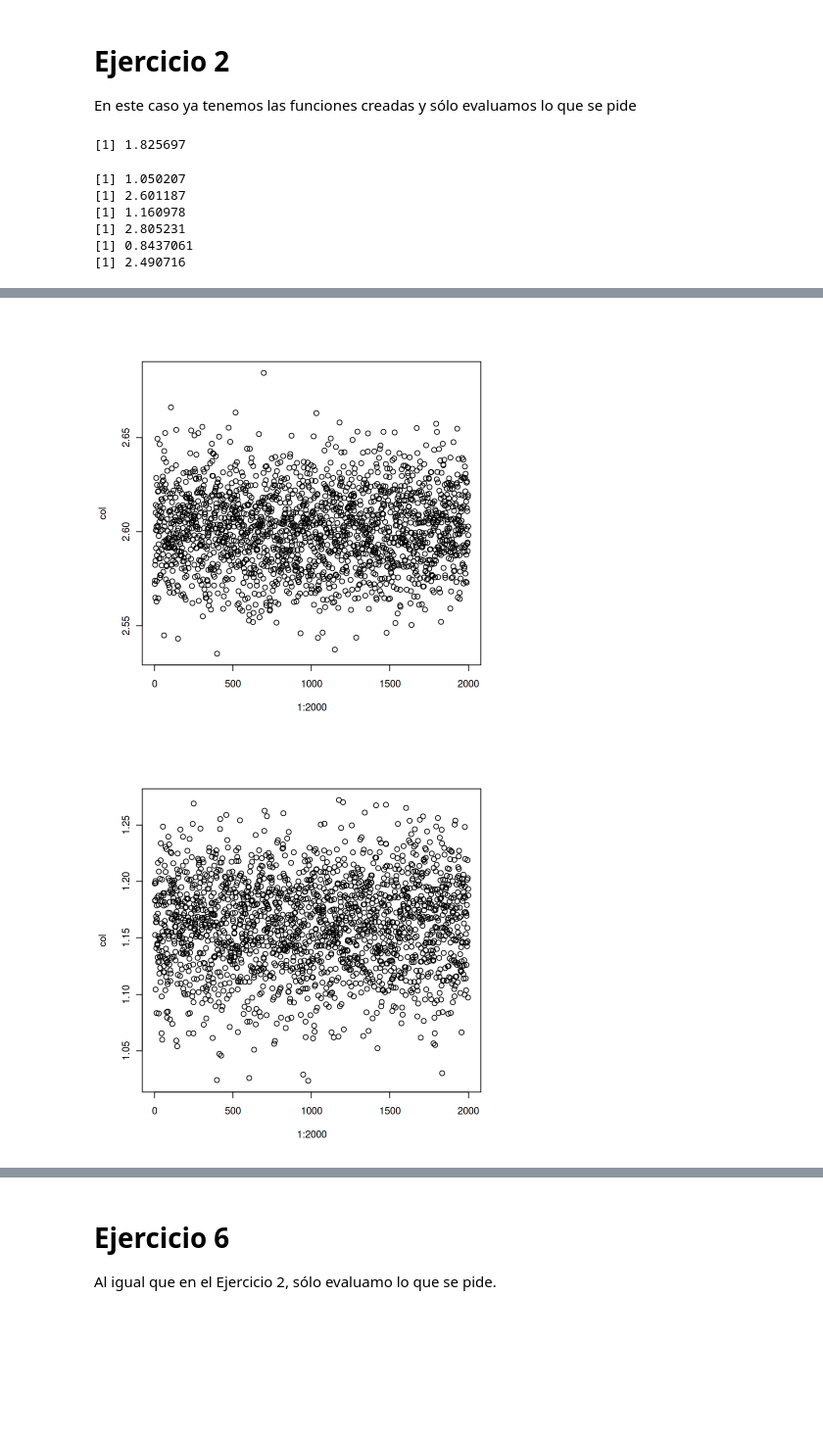
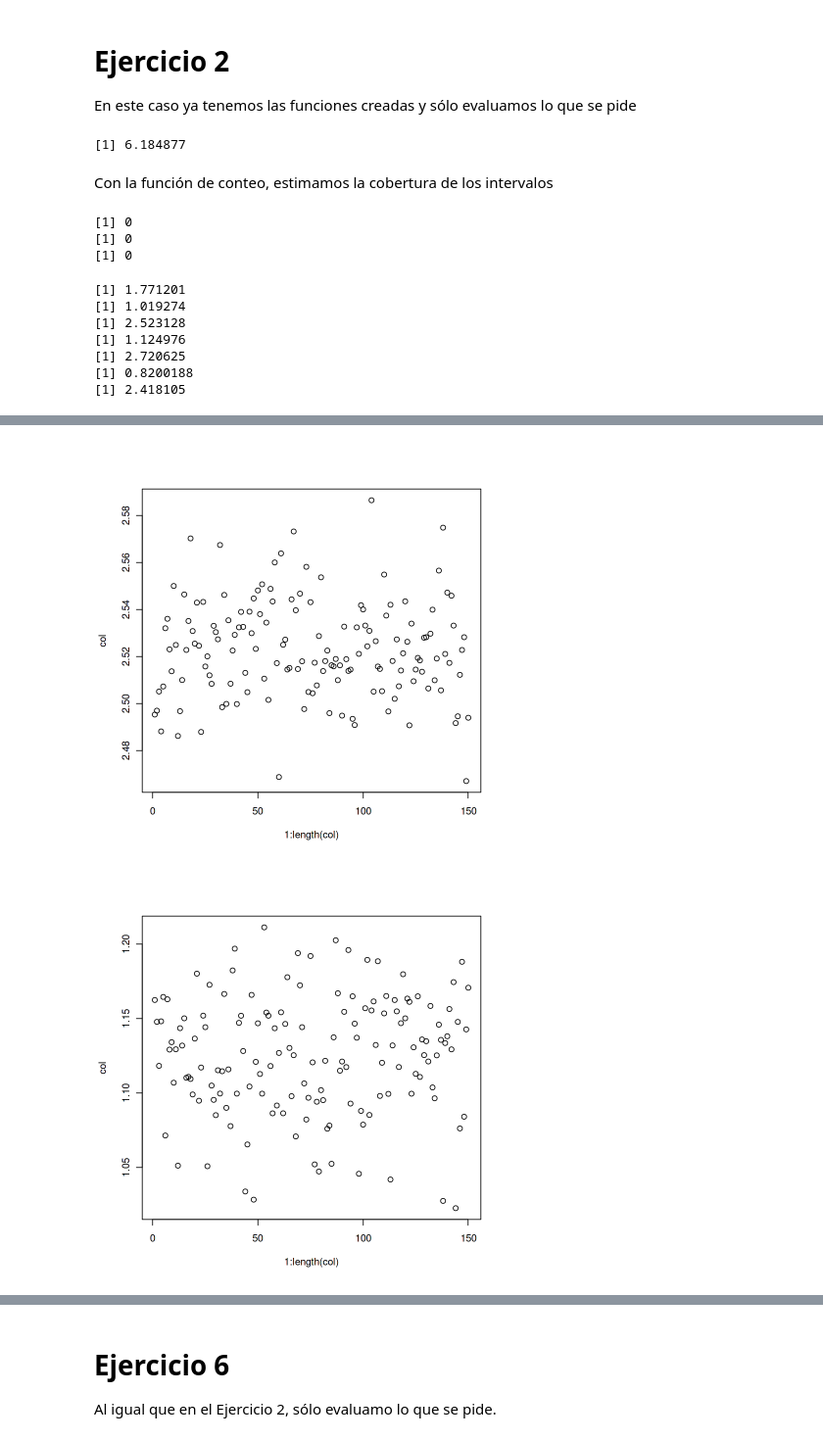
Before and after one commit to soy-esaul/All-of-statistics, a Jupyter notebook: bootstrap.ipynb, the cells around one changed output, grey strips where cells are left out. Shown at 98% size. Drawn from its saved outputs; the diff is of its cells as text; code cells hidden in the pictures; blank space fills up the shorter version.

```diff
--- a/bootstrap.ipynb
+++ b/bootstrap.ipynb
@@ -265,13 +263,17 @@ print(percentile_corr)
 # %% [markdown]
 # Ejercicio 2
 En este caso ya tenemos las funciones creadas y sólo evaluamos lo que se pide
+# %%
+skew <- function(vec){
+    skew <- (sum(( vec - mean(vec) )^3 ) / length(vec) )/ ( sd(vec) )^3
+}
 # %%
 # Se crean las muestras de las v.a. como se especifica en el libro
 Y <- rnorm(50,0,1)
 X <- exp(Y)
 
 # Las veces que se va a repetir el experimento
-muchas = 2000
+muchas = 150
 
 # Para poder promediar, evaluamos el límite inferior y superior de cada intervalo por separado
 normal_skew_li <- c(1:muchas)
@@ -281,16 +283,23 @@ pivotal_skew_ls <- c(1:muchas)
 percentil_skew_li <- c(1:muchas)
 percentil_skew_ls <- c(1:muchas)
 for(n in 1:muchas){
-    normal_par <- nb_interval(X,skewness,1000,0.05)
+    normal_par <- nb_interval(X,skew,1000,0.05)
     normal_skew_li[n] <- normal_par[1]
     normal_skew_ls[n] <- normal_par[2]
-    pivot_par <- alt_bpiv_interval(X,skewness,1000,0.05)
+    pivot_par <- alt_bpiv_interval(X,skew,1000,0.05)
     pivotal_skew_li[n] <- pivot_par[1]
     pivotal_skew_ls[n] <- pivot_par[2]
-    percen_par <- percentile_interval(X,skewness,1000,0.05)
+    percen_par <- percentile_interval(X,skew,1000,0.05)
     percentil_skew_li[n] <- percen_par[1]
     percentil_skew_ls[n] <- percen_par[2]
 }
 
 # Guardamos todos los valores en un Data Frame
 df <- data.frame(normal_skew_li,normal_skew_ls,pivotal_skew_li,pivotal_skew_ls,percentil_skew_li,percentil_skew_ls)
+# %%
+# Encontramos el valor teórico de la skewness para la lognormal de varianza 1
+
+teo_skew <- (exp(1) + 2)*sqrt( exp(1) -1 )
+print(teo_skew)
+# %% [output]
+[1] 6.184877
@@ -297,20 +318,34 @@ df <- data.frame(normal_skew_li,normal_skew_ls,pivotal_skew_li,pivotal_skew_ls,p
+# %% [markdown]
+Con la función de conteo, estimamos la cobertura de los intervalos
+# %%
+cob_normal <- contar_cov(teo_skew,normal_skew_li,normal_skew_ls)
+cob_pivotal <- contar_cov(teo_skew,pivotal_skew_li,pivotal_skew_ls)
+cob_percentil <- contar_cov(teo_skew,percentil_skew_li,percentil_skew_ls)
+
+print(cob_normal)
+print(cob_pivotal)
+print(cob_percentil)
+# %% [output]
+[1] 0
+[1] 0
+[1] 0
 # %%
 # Imprimimos el la oblicuidad muestral junto con los intervalos estimados
-skewness(X)
+print(skew(X))
 for(col in df){
     print(mean(col))
 }
 # %% [output]
-[1] 1.825697
+[1] 1.771201
+[1] 1.019274
+[1] 2.523128
+[1] 1.124976
+[1] 2.720625
+[1] 0.8200188
+[1] 2.418105
-[1] 1.050207
-[1] 2.601187
-[1] 1.160978
-[1] 2.805231
-[1] 0.8437061
-[1] 2.490716
 # %%
 # Con estas gráficas visualizamos los valores que tomaron los límites en cada caso y dónde se acumularon
 for(col in df){
-    plot(1:2000,col)
+    plot(1:length(col),col)
 }
 # %% [output]
@@ -318,2 +353,2 @@ for(col in df){
-[figure, old version]
+[figure, new version]
-[figure, old version]
+[figure, new version]
```
Also changed, not shown: parts of 5 cells of this notebook.
